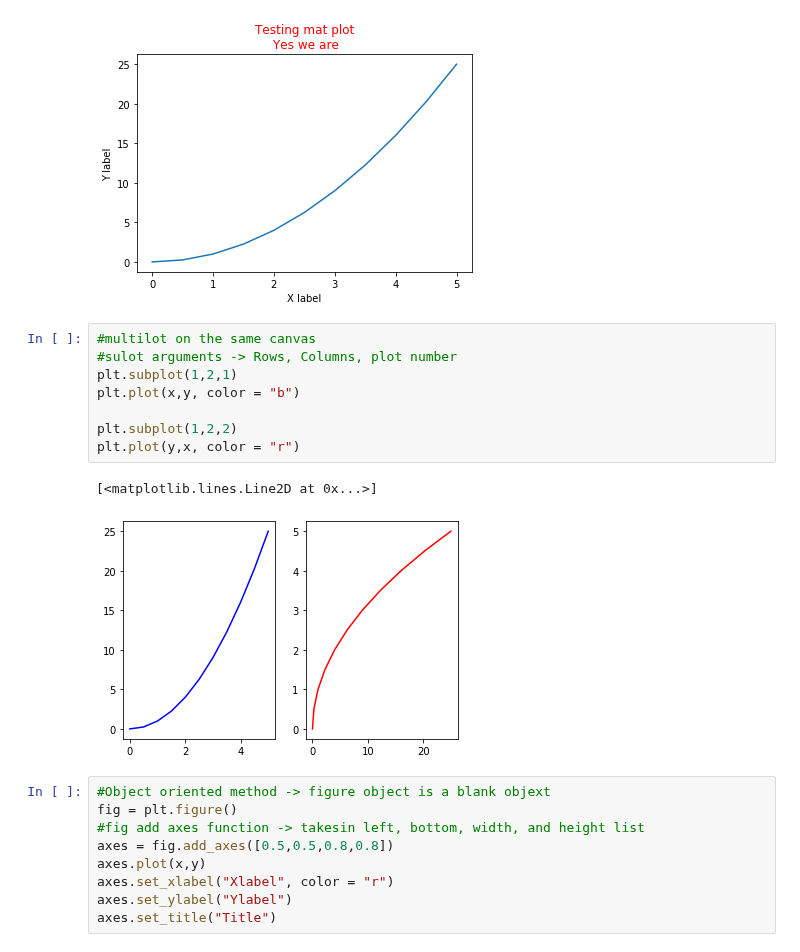
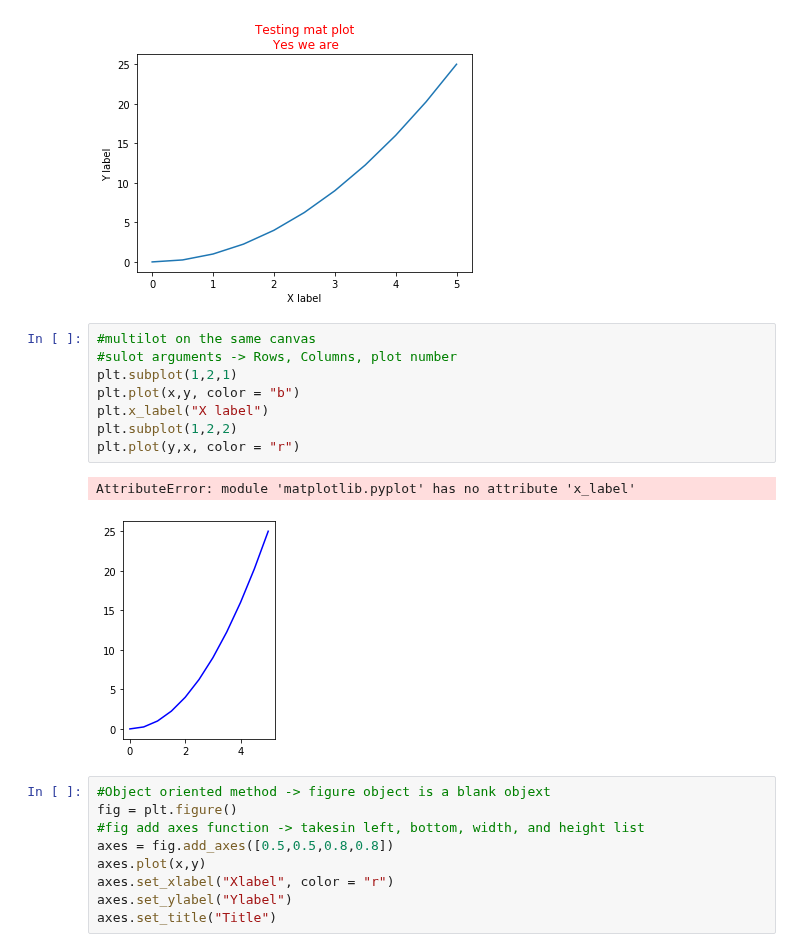
Before and after one commit to Berkat0789/Data_Analysis, a Jupyter notebook: review/MatPlotLib.ipynb, the cells around one changed output. Drawn from its saved outputs; the diff is of its cells as text.

Commit message:
Matplot continued, and movie data analytics

```diff
--- a/review/MatPlotLib.ipynb
+++ b/review/MatPlotLib.ipynb
@@ -26,14 +26,14 @@ plt.show()
 # %%
 #multilot on the same canvas
 #sulot arguments -> Rows, Columns, plot number
 plt.subplot(1,2,1)
 plt.plot(x,y, color = "b")
-
+plt.x_label("X label")
 plt.subplot(1,2,2)
 plt.plot(y,x, color = "r")
 # %% [output]
-[<matplotlib.lines.Line2D at 0x...>]
+AttributeError: module 'matplotlib.pyplot' has no attribute 'x_label'
-[figure, old version]
+[figure, new version]
 # %%
 #Object oriented method -> figure object is a blank objext
 fig = plt.figure()
```
Also changed, not shown: parts of 4 cells of this notebook, 2 other files.
